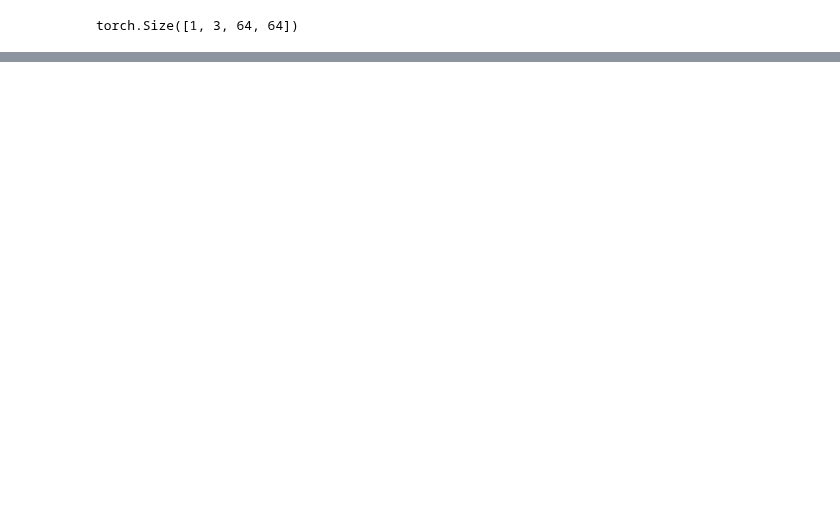
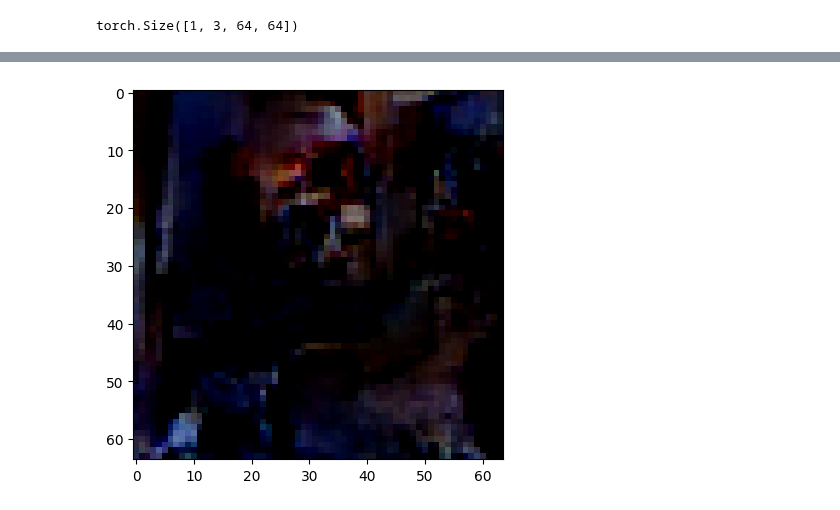
Before and after one commit to okaynils/fhnw-ds-vdl, a Jupyter notebook: notebook.ipynb, the cells around one changed output, grey strips where cells are left out. Drawn from its saved outputs; the diff is of its cells as text; code cells hidden in the pictures; blank space fills up the shorter version.

```diff
--- a/notebook.ipynb
+++ b/notebook.ipynb
@@ -94,5 +54,7 @@ def unnormalize(img, mean, std):
 dataset[0][4].shape
 # %% [output]
 (18,)
+# %%
+device = torch.device('cuda' if torch.cuda.is_available() else 'cpu')
 # %% [markdown]
 ## Modules
@@ -574,12 +114,14 @@ NameError: name 'trainer' is not defined
 # %%
 from core import UNet_Attn
+# import copy here
+import copy
 
 device = torch.device('cuda' if torch.cuda.is_available() else 'cpu')
 
-model = UNet_Attn(num_classes=18).to(device)
-ema_model = copy.deepcopy(model).eval().requires_grad_(False)  # Create a new EMA model instance
+model = UNet_Attn(num_classes=18, dropout_prob=0.2, device=device).to(device)
+ema_model = copy.deepcopy(model).eval().requires_grad_(False)
 
-ema_model.load_state_dict(torch.load('models/Attention_UNet_Overfit_raft37dt_ema.pth', map_location=device))
+ema_model.load_state_dict(torch.load('models/unet_attn_dropout_0.2_o6mtkrvr_ema.pth', map_location=device))
 # %% [output]
 <All keys matched successfully>
 # %%
@@ -593,5 +151,5 @@ class_vector.shape, depth_vector.shape
 # %%
-diffusion = Diffusion(noise_steps=1000, beta_start=0.0001, beta_end=0.002, img_size=64, device="cuda")
+diffusion = Diffusion(beta_start=0.0001, beta_end=0.002, device=device)
 
 sampled_images = diffusion.sample(ema_model, 1, torch.tensor(train_dataset[1][3]).unsqueeze(0).to(device), torch.tensor(train_dataset[1][4]).unsqueeze(0).to(device))
 # %% [output]
@@ -649,0 +171,79 @@ tensor([[[ 3.7311e-02,  7.5761e-02,  1.2611e-02,  ..., -7.8920e-02,
+# %%
+from data import unnormalize
+
+import torch
+
+def unnormalize_image(image_tensor, mean, std, value_range="[0, 1]"):
+    """
+    Unnormalize an image tensor with shape (3, 64, 64).
+
+    Args:
+        image_tensor (torch.Tensor): The input image tensor of shape (3, 64, 64).
+        mean (list): List of 3 elements representing the mean for each channel (R, G, B).
+        std (list): List of 3 elements representing the standard deviation for each channel (R, G, B).
+        value_range (str): The desired range for output values: "[0, 1]" or "[0, 255]".
+
+    Returns:
+        torch.Tensor: The unnormalized image tensor of shape (3, 64, 64) with values in the specified range.
+    """
+    if image_tensor.shape != (3, 64, 64):
+        raise ValueError("Input tensor must have shape (3, 64, 64)")
+    if len(mean) != 3 or len(std) != 3:
+        raise ValueError("Mean and std must be lists of 3 elements")
+    if value_range not in ["[0, 1]", "[0, 255]"]:
+        raise ValueError("value_range must be either '[0, 1]' or '[0, 255]'")
+
+    # Perform unnormalization
+    unnormalized = image_tensor.clone()
+    for channel in range(3):
+        unnormalized[channel] = unnormalized[channel] * std[channel] + mean[channel]
+
+    # Clamp values to [0, 1]
+    unnormalized = torch.clamp(unnormalized, 0, 1)
+
+    # If value_range is [0, 255], scale values accordingly
+    if value_range == "[0, 255]":
+        unnormalized = unnormalized * 255
+
+    return unnormalized
+
+import matplotlib.pyplot as plt
+
+def plot_image(image_tensor, mean, std, value_range="[0, 1]"):
+    """
+    Unnormalize and plot an image tensor using matplotlib.
+
+    Args:
+        image_tensor (torch.Tensor): The input image tensor of shape (3, 64, 64).
+        mean (list): List of 3 elements representing the mean for each channel (R, G, B).
+        std (list): List of 3 elements representing the standard deviation for each channel (R, G, B).
+        value_range (str): The desired range for output values: "[0, 1]" or "[0, 255]".
+    """
+    # Unnormalize the image
+    unnormalized_image = unnormalize_image(image_tensor, mean, std, value_range)
+
+    # Convert to NumPy array
+    image_np = unnormalized_image.numpy()
+
+    # Transpose to (H, W, C)
+    image_np = image_np.transpose(1, 2, 0)
+
+    # If the range is [0, 255], convert to uint8
+    if value_range == "[0, 255]":
+        image_np = image_np.astype("uint8")
+
+    # Plot the image
+    plt.imshow(image_np)
+    plt.axis("off")  # Hide axis for better visualization
+    plt.show()
+
+# Example usage:
+# Assume `image_tensor` is a tensor with shape (3, 64, 64) and you have mean and std lists
+# image_tensor = torch.randn(3, 64, 64)  # Example tensor
+# mean = [0.485, 0.456, 0.406]
+# std = [0.229, 0.224, 0.225]
+# plot_image(image_tensor, mean, std, value_range="[0, 255]")
+
+plt.imshow(sampled_images[0].cpu().permute(1, 2, 0))
+plt.show()
+# %% [output]
@@ -649,0 +251 @@ tensor([[[ 3.7311e-02,  7.5761e-02,  1.2611e-02,  ..., -7.8920e-02,
+[figure, added]
```
Also changed, not shown: parts of 18 cells of this notebook, 3 other files.
